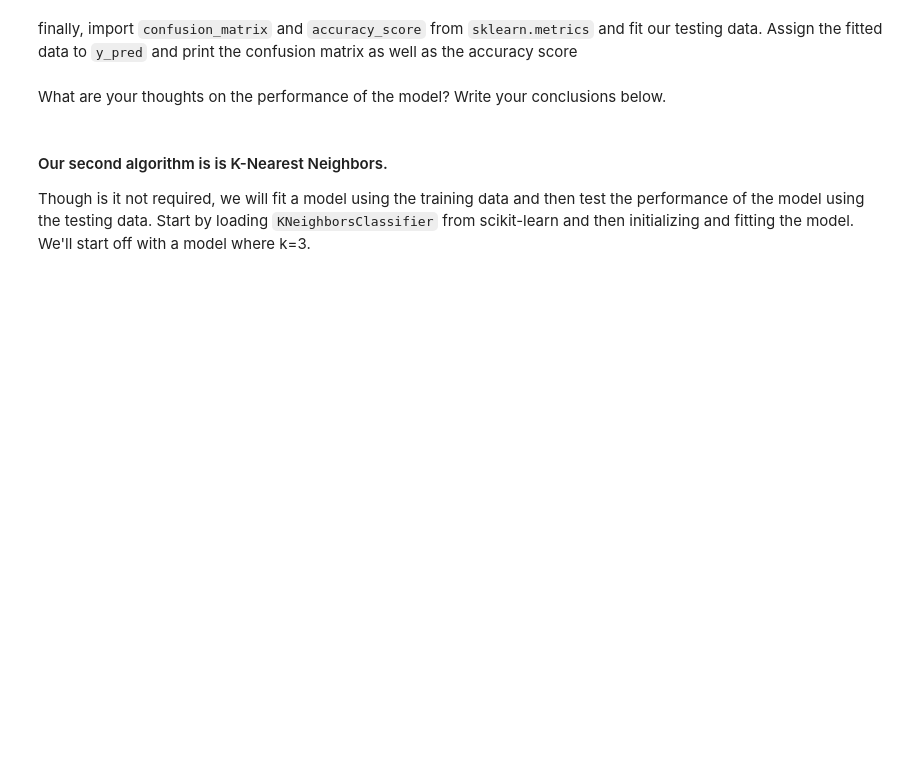
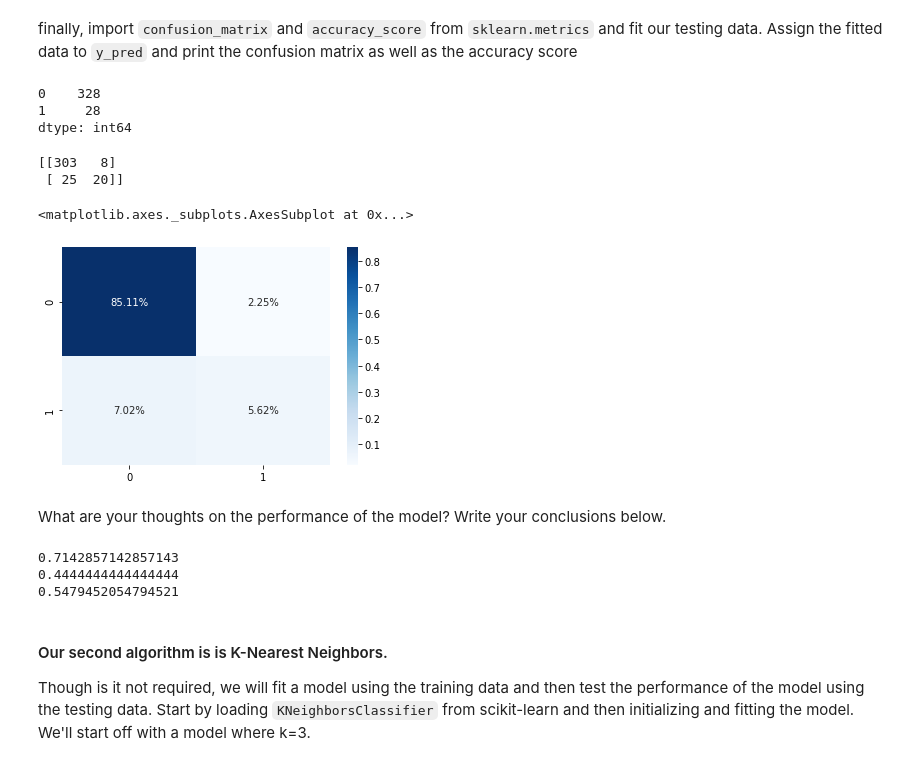
Before and after one commit to BehroozGharleghi/data-pt-ber-08-20, a Jupyter notebook: Labs/module-3_labs/02_supervised-learning/01_lab-supervised-learning/your-code/main-behrooz-sl.1.ipynb, the cells around one changed output. Saved outputs shown, nothing was run; the diff lists cells and outputs as text; code cells hidden in the pictures; blank space fills up the shorter version.

Commit message:
confusion matrix

```diff
--- a/Labs/module-3_labs/02_supervised-learning/01_lab-supervised-learning/your-code/main-behrooz-sl.1.ipynb
+++ b/Labs/module-3_labs/02_supervised-learning/01_lab-supervised-learning/your-code/main-behrooz-sl.1.ipynb
@@ -432,3 +440,10 @@ from sklearn.model_selection import train_test_split
+# %%
+from sklearn.model_selection import train_test_split
+# Your code here:
+
+X=website_dummy.drop(columns='Type')
+y=website_dummy['Type']
+X_train, X_test, y_train, y_test=train_test_split(X,y, test_size=0.2, random_state=100)
 # %% [markdown]
 #### In this lab, we will try two different models and compare our results.
 
@@ -439,3 +455,4 @@ The first model we will use in this lab is logistic regression. We have previous
 Next, fit the model to our training data. We have already separated our data into 4 parts. Use those in your model.
 # %%
 # Your code here:
+website_model=LogisticRegression().fit(X_train, y_train)
@@ -446,2 +469,25 @@ finally, import `confusion_matrix` and `accuracy_score` from `sklearn.metrics` a
+# %%
+y_pred=website_model.predict(X_test)
+# %%
+pd.Series(y_pred).value_counts()
+# %% [output]
+0    328
+1     28
+dtype: int64
+# %%
+# Your codebhere:
+from sklearn.metrics import confusion_matrix
+
+cf_matrix = confusion_matrix(y_test, y_pred)
+print(cf_matrix)
+# %% [output]
+[[303   8]
+ [ 25  20]]
+# %%
+sns.heatmap(cf_matrix/np.sum(cf_matrix), annot=True,
+            fmt='.2%', cmap='Blues')
+# %% [output]
+<matplotlib.axes._subplots.AxesSubplot at 0x...>
+[figure, added]
 # %% [markdown]
 What are your thoughts on the performance of the model? Write your conclusions below.
@@ -450,3 +503,13 @@ What are your thoughts on the performance of the model? Write your conclusions b
+# %%
+from sklearn.metrics import precision_score, recall_score, f1_score
+
+print(precision_score(y_test, y_pred, pos_label=1))
+print(recall_score(y_test, y_pred, pos_label=1))
+print(f1_score(y_test, y_pred, pos_label=1))
+# %% [output]
+0.7142857142857143
+0.4444444444444444
+0.5479452054794521
 # %% [markdown]
 #### Our second algorithm is is K-Nearest Neighbors.
 
```
Also changed, not shown: parts of 16 cells of this notebook, 3 other files.
